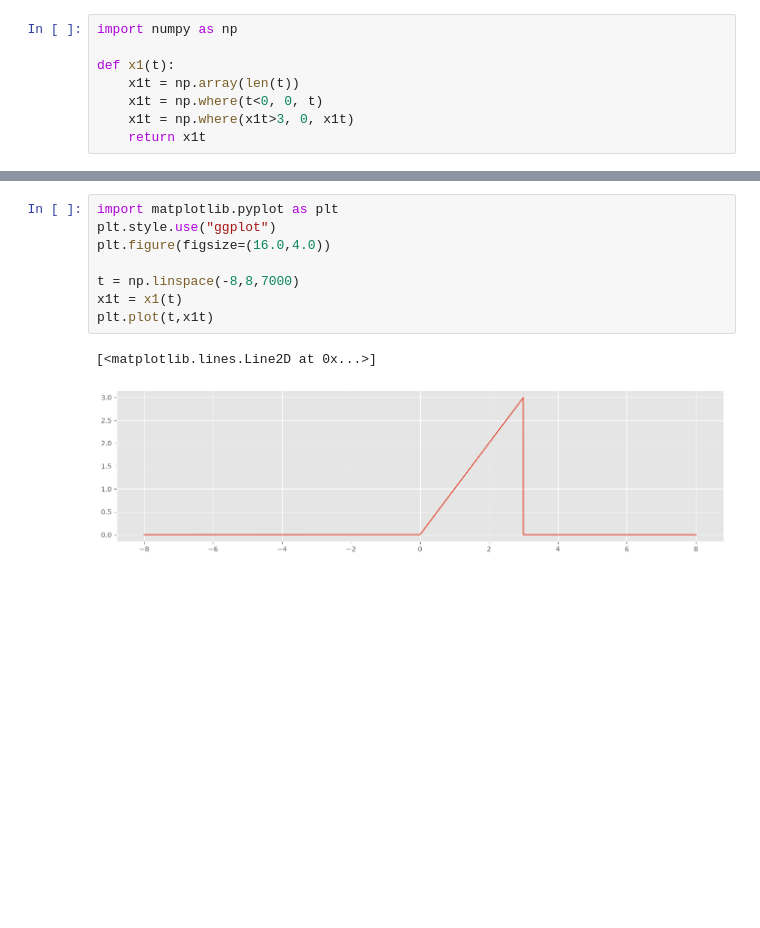
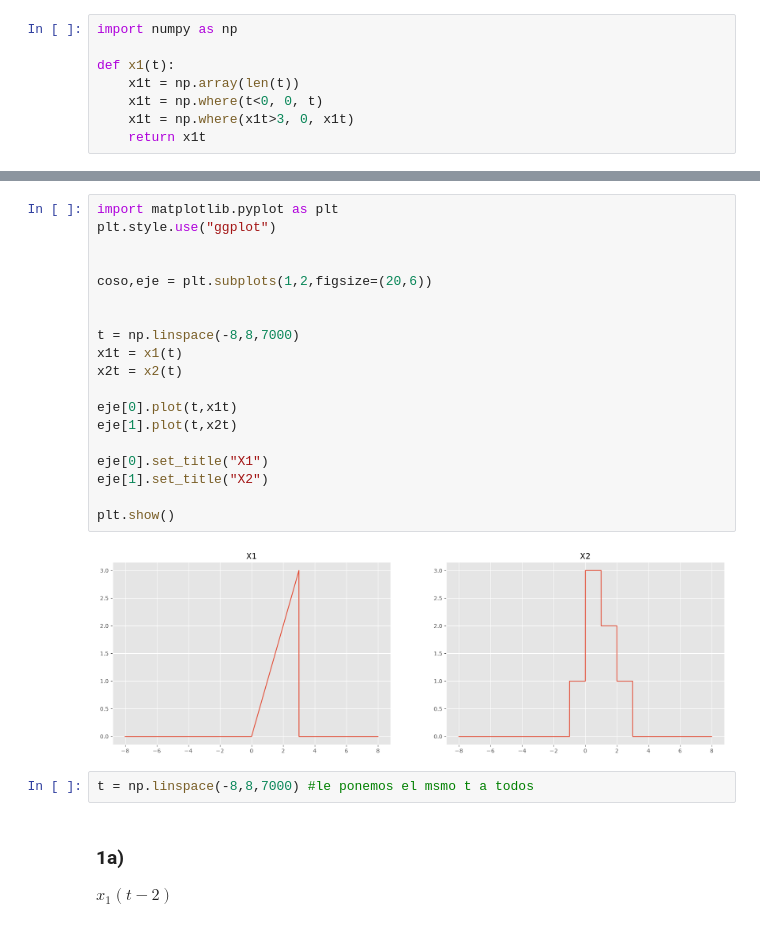
Before and after one commit to ilavaggi/SyS-2026, a Jupyter notebook: TP1.ipynb, the cells around one changed output, grey strips where cells are left out. Cells and saved outputs as stored; diff of their text form; blank space fills up the shorter version.

```diff
--- a/TP1.ipynb
+++ b/TP1.ipynb
@@ -27,14 +24,29 @@ def x2(t):
-# %%
-import matplotlib.pyplot as plt
-plt.style.use("ggplot")
-plt.figure(figsize=(16.0,4.0))
-
-t = np.linspace(-8,8,7000)
-x1t = x1(t)
-plt.plot(t,x1t)
-# %% [output]
-[<matplotlib.lines.Line2D at 0x...>]
-[figure, removed]
+# %%
+import matplotlib.pyplot as plt
+plt.style.use("ggplot")
+
+
+coso,eje = plt.subplots(1,2,figsize=(20,6))
+
+
+t = np.linspace(-8,8,7000)
+x1t = x1(t)
+x2t = x2(t)
+
+eje[0].plot(t,x1t)
+eje[1].plot(t,x2t)
+
+eje[0].set_title("X1")
+eje[1].set_title("X2")
+
+plt.show()
+# %% [output]
+[figure, added]
+# %%
+t = np.linspace(-8,8,7000) #le ponemos el msmo t a todos
+# %% [markdown]
+### 1a)
+$x_1(t-2)$
 # %%
 x1t = x1(t-2)
 plt.plot(t,x1t)
```
Also changed, not shown: parts of 8 cells of this notebook.
